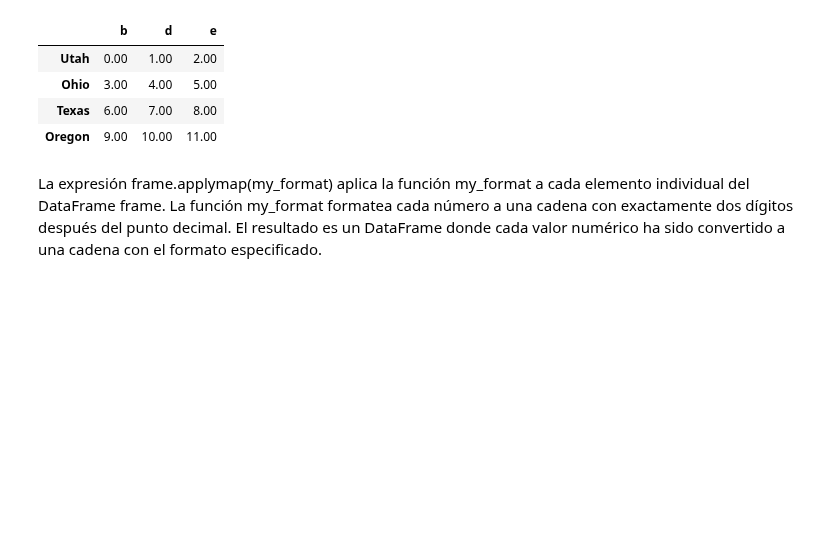
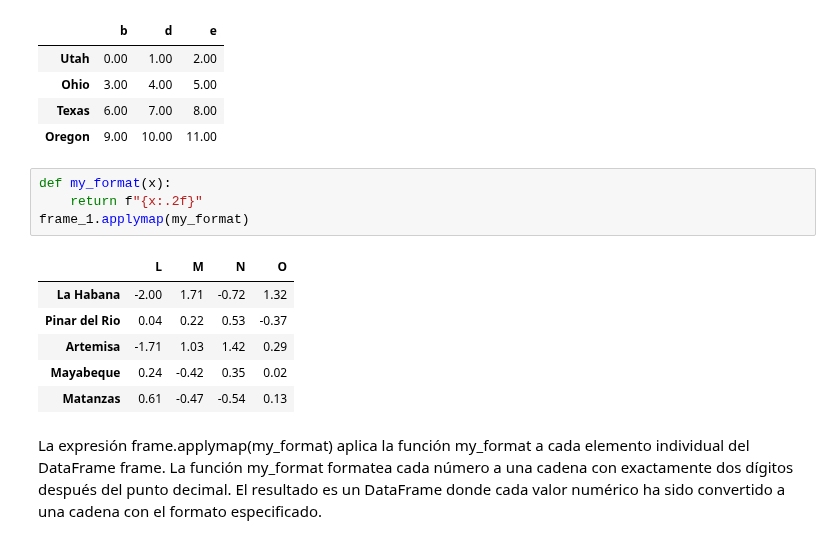
Before and after one commit to mizos0512/RPython, a Jupyter notebook: Notebooks/Clases/P36-Op_Aritmeticas_1.ipynb, the cells around one changed output. Saved outputs shown, nothing was run; the diff lists cells and outputs as text; blank space fills up the shorter version.

```diff
--- a/Notebooks/Clases/P36-Op_Aritmeticas_1.ipynb
+++ b/Notebooks/Clases/P36-Op_Aritmeticas_1.ipynb
@@ -432,6 +561,17 @@ frame.applymap(my_format)
 | Ohio | 3.00 | 4.00 | 5.00 |
 | Texas | 6.00 | 7.00 | 8.00 |
 | Oregon | 9.00 | 10.00 | 11.00 |
+# %%
+def my_format(x):
+    return f"{x:.2f}"
+frame_1.applymap(my_format)
+# %% [output]
+|  | L | M | N | O |
+| La Habana | -2.00 | 1.71 | -0.72 | 1.32 |
+| Pinar del Rio | 0.04 | 0.22 | 0.53 | -0.37 |
+| Artemisa | -1.71 | 1.03 | 1.42 | 0.29 |
+| Mayabeque | 0.24 | -0.42 | 0.35 | 0.02 |
+| Matanzas | 0.61 | -0.47 | -0.54 | 0.13 |
 # %% [markdown]
 La expresión frame.applymap(my_format) aplica la función my_format a cada elemento individual del DataFrame frame. La función my_format formatea cada número a una cadena con exactamente dos dígitos después del punto decimal. El resultado es un DataFrame donde cada valor numérico ha sido convertido a una cadena con el formato especificado.
 # %% [markdown]
```
Also changed, not shown: parts of 28 cells of this notebook, 13 other files.
